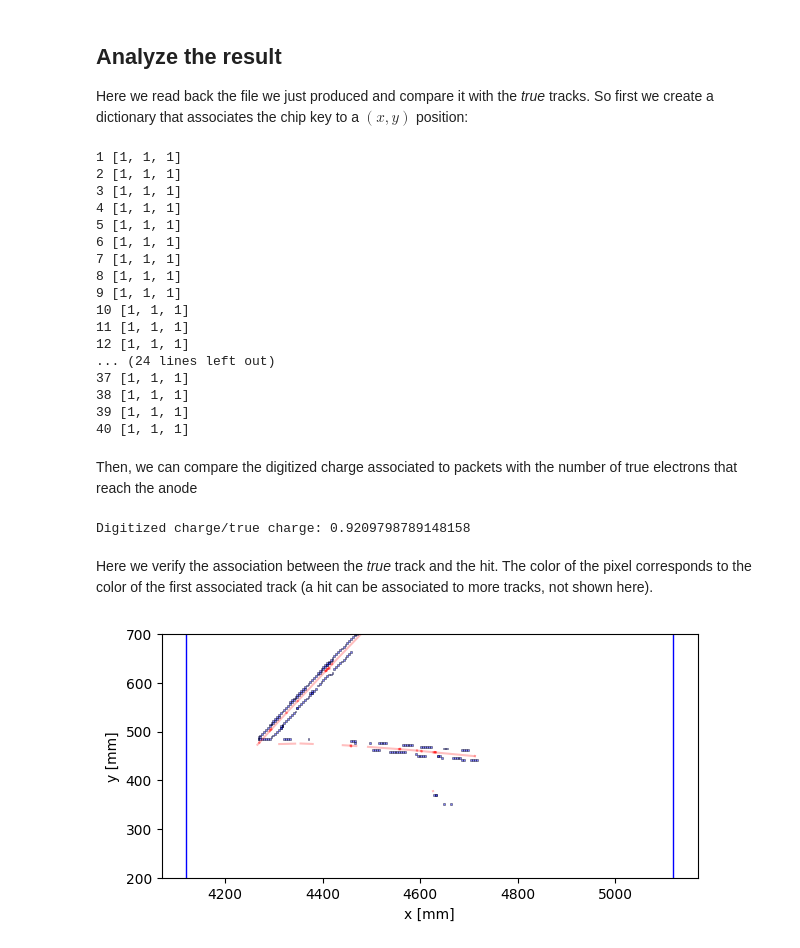
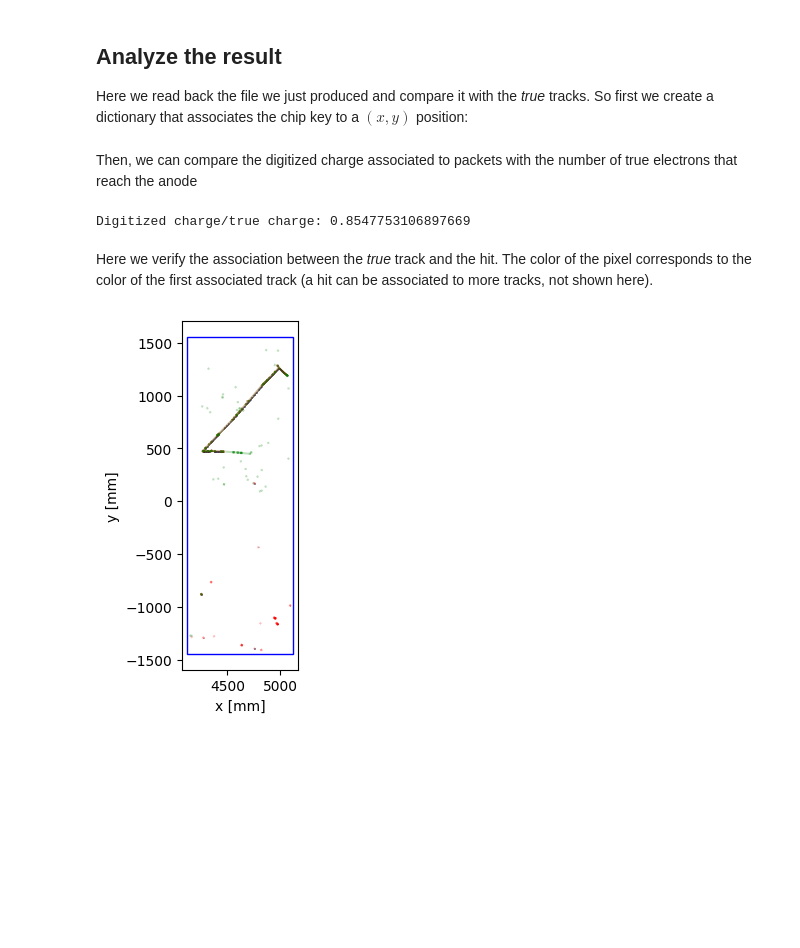
Before and after one commit to DUNE/larnd-sim, a Jupyter notebook: examples/ndlarmod_example.ipynb, the cells around one changed output. Cells and saved outputs as stored; diff of their text form; code cells hidden in the pictures; blank space fills up the shorter version.

```diff
--- a/examples/ndlarmod_example.ipynb
+++ b/examples/ndlarmod_example.ipynb
@@ -547,12 +505,11 @@ def _rotate_pixel(pixel_pos, tile_orientation):
     return pixel_pos[0]*tile_orientation[2], pixel_pos[1]*tile_orientation[1]
 
 tile_geometry = defaultdict(int)
-geometry = defaultdict(lambda: (0,0))
+geometry = {}
 io_group_io_channel_to_tile = {}
 
 for tile in geometry_yaml['tile_chip_to_io']:
     tile_orientation = tile_orientations[tile]
-    print(tile,tile_orientation)
     tile_geometry[tile] = tile_positions[tile], tile_orientations[tile]
 
     for chip in geometry_yaml['tile_chip_to_io'][tile]:
@@ -564,11 +521,7 @@ for tile in geometry_yaml['tile_chip_to_io']:
     for chip_channel in geometry_yaml['chip_channel_to_position']:
         chip = chip_channel // 1000
         channel = chip_channel % 1000
-        try:
-            io_group_io_channel = geometry_yaml['tile_chip_to_io'][tile][chip]
-        except KeyError:
-            #print("Chip %i on tile %i not present in network" % (chip,tile))
-            continue
+        io_group_io_channel = geometry_yaml['tile_chip_to_io'][tile][chip]
 
         io_group = io_group_io_channel // 1000
         io_channel = io_group_io_channel % 1000
@@ -585,77 +538,55 @@ for tile in geometry_yaml['tile_chip_to_io']:
 
         geometry[(io_group, io_channel,
                        chip, channel)] = x, y
-# %% [output]
-1 [1, 1, 1]
-2 [1, 1, 1]
-3 [1, 1, 1]
-4 [1, 1, 1]
-5 [1, 1, 1]
-6 [1, 1, 1]
-7 [1, 1, 1]
-8 [1, 1, 1]
-9 [1, 1, 1]
-10 [1, 1, 1]
-11 [1, 1, 1]
-12 [1, 1, 1]
-... (24 lines left out)
-37 [1, 1, 1]
-38 [1, 1, 1]
-39 [1, 1, 1]
-40 [1, 1, 1]
 # %% [markdown]
 Then, we can compare the digitized charge associated to packets with the number of true electrons that reach the anode
 # %%
-f = h5py.File("LAr.neutrino.100.edep.larnd-fromnotebook.h5", "r")
+f = h5py.File("../cli/twomodules.larnd-fromcli.h5", "r")
 #f = h5py.File("LAr.neutrino.100.edep.larnd.h5", "r")
 datawords = f['packets']['dataword'][f['packets']['packet_type']==0]
 print("Digitized charge/true charge:", sum(datawords/fee.ADC_COUNTS*(fee.V_REF-fee.V_CM)+fee.V_CM-fee.V_PEDESTAL)/fee.GAIN/sum(f['tracks']['n_electrons']))
 # %% [output]
-Digitized charge/true charge: 0.9209798789148158
+Digitized charge/true charge: 0.8547753106897669
 # %% [markdown]
 Here we verify the association between the _true_ track and the hit. The color of the pixel corresponds to the color of the first associated track (a hit can be associated to more tracks, not shown here).
 # %%
 fig,ax = plt.subplots(1,1,constrained_layout=True)
 plotted_tracks = []
 colors = ['tab:blue','tab:orange','tab:green','tab:red','tab:purple','tab:brown']
+for ip,packet in enumerate(f['packets'][:500]):
 
-for ip,packet in enumerate(f['packets']):
     if packet['packet_type'] == 0:
         io_group, io_channel, chip, channel = packet['io_group'], packet['io_channel'], packet['chip_id'], packet['channel_id']
         io_group = io_group - (io_group-1)//4*4
         x,y = geometry[(io_group, io_channel, chip, channel)]
         track_ids = f['mc_packets_assn']['track_ids'][ip]
         fractions = f['mc_packets_assn']['fraction'][ip]
 
         rect = plt.Rectangle((x-consts.pixel_pitch*5, y-consts.pixel_pitch*5),
                      consts.pixel_pitch*10, consts.pixel_pitch*10,
                      linewidth=0.5, fc='b',
                      edgecolor='k',alpha=0.5)
 
         ax.add_patch(rect)
 
         for trackid in track_ids:
             if trackid >= 0 and trackid not in plotted_tracks:
                 plotted_tracks.append(trackid)
                 ax.plot((f['tracks'][trackid]['x_start']*10,f['tracks'][trackid]['x_end']*10),
                         (f['tracks'][trackid]['y_start']*10,f['tracks'][trackid]['y_end']*10),c='r',alpha=0.25)
 #                        (f['tracks'][trackid]['y_start']*10+218.236,f['tracks'][trackid]['y_end']*10+218.236),c='r',alpha=0.25)
 
-# for track in selected_tracks:
-#     ax.plot((track['x_start']*10,track['x_end']*10),
-#             (track['y_start']*10,track['y_end']*10),c='g',alpha=0.25)
+for track in selected_tracks:
+    ax.plot((track['x_start']*10,track['x_end']*10),
+            (track['y_start']*10,track['y_end']*10),c='g',alpha=0.25)
 
 tpc_rect = plt.Rectangle((4119.6,-1446.13), 1000, 3000, linewidth=1, edgecolor='b', facecolor='none')
 
-ax.set_ylim([200,700])
-# ax.set_xlim([4119.6,5127.6])
-# ax.set_ylim([-1500,-1300.])
-#ax.set_xlim([4119.6,4407.6])
 ax.set_aspect("equal")
 ax.set_xlabel("x [mm]")
 ax.set_ylabel("y [mm]")
 ax.add_patch(tpc_rect)
 
 fig.savefig("mc.pdf")
 # %% [output]
-[figure, old version]
+[figure, new version]
```
Also changed, not shown: parts of 8 cells of this notebook, 2 other files.
